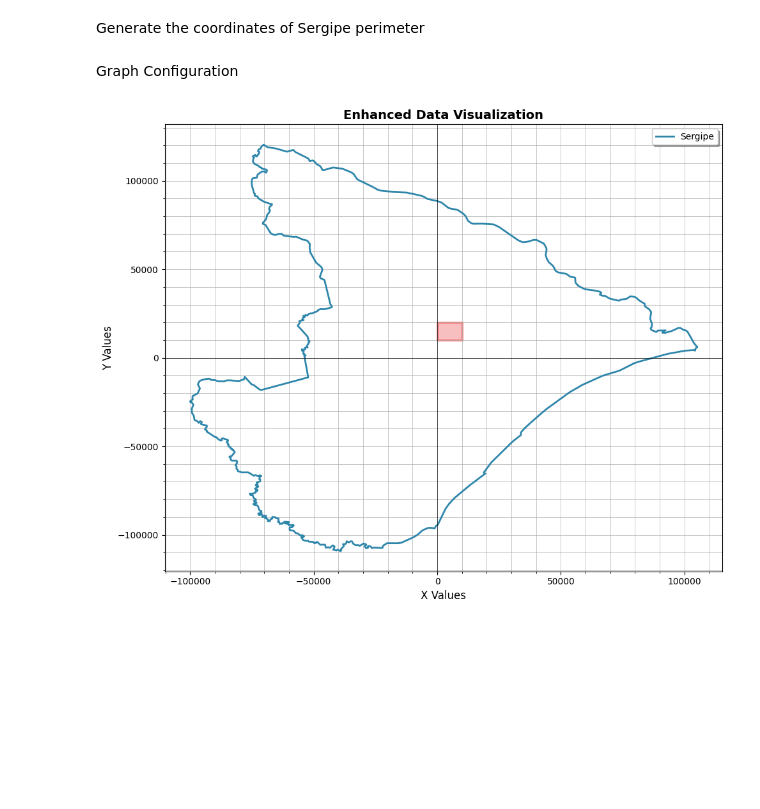
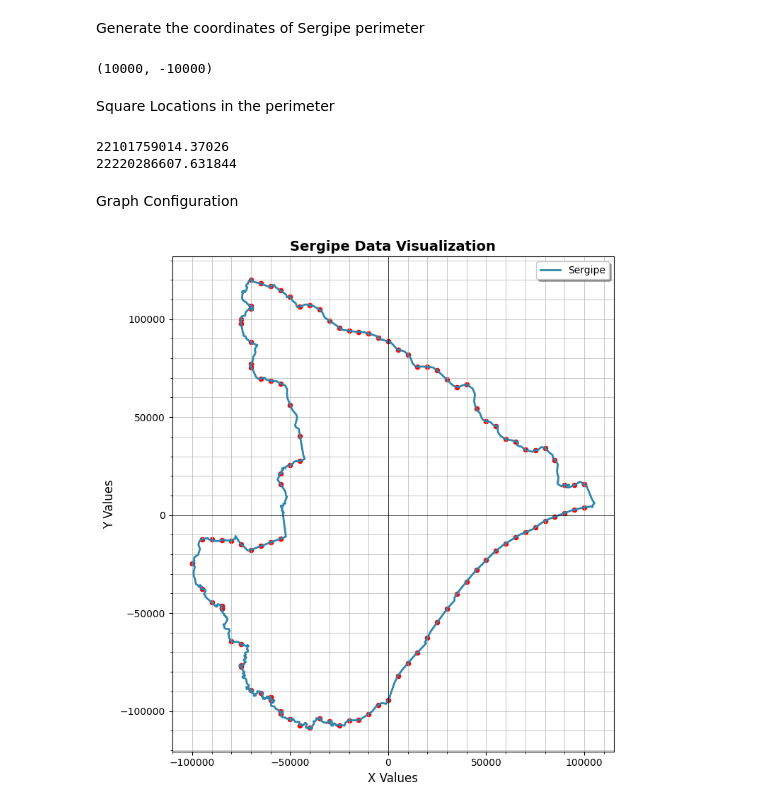
Before and after one commit to FelipeGinklings/Trabalho-Calc-Num-M2, a Jupyter notebook: question2.ipynb, the cells around one changed output. Cells and saved outputs as stored; diff of their text form; code cells hidden in the pictures; blank space fills up the shorter version.

```diff
--- a/question2.ipynb
+++ b/question2.ipynb
@@ -27,5 +36,6 @@ Generate the coordinates of Sergipe perimeter
 # %%
 OFFSET_X_WEIGHT = 1.34e6
 OFFSET_Y_WEIGHT = 8.82e6
-x = [point[0] - OFFSET_X_WEIGHT for point in points]
-y = [point[1] - OFFSET_Y_WEIGHT for point in points]
+WEIGHT = 1e4
+x = [(point[0] - OFFSET_X_WEIGHT) / WEIGHT for point in points]
+y = [(point[1] - OFFSET_Y_WEIGHT) / WEIGHT for point in points]
@@ -31,0 +65,15 @@ y = [point[1] - OFFSET_Y_WEIGHT for point in points]
+# %%
+def round_value(value: float, multiple=10000) -> int:
+    return math.floor(value / multiple) * multiple
+
+
+def round_down_point_to_multiple(point: Tuple[float, float], multiple=10000):
+    return (round_value(point[0], multiple), round_value(point[1], multiple))
+
+# Test examples
+if __name__ == "__main__":
+    print(round_down_point_to_multiple((15000, -5000)))
+# %% [output]
+(10000, -10000)
+# %% [markdown]
+Square Locations in the perimeter
@@ -32,35 +137,53 @@ y = [point[1] - OFFSET_Y_WEIGHT for point in points]
+# %%
+def new_y(item: list[tuple[float, float]]):
+    value = 0
+    if len(item):
+        for index in range(2, len(item) + 1, 2):
+            top, bottom = item[index - 2 : index]
+            distance = abs(top[1] - bottom[1])  # Corrigido: removido abs duplicado
+            value += distance
+    return value
+
+new_ys = list(map(new_y, all_y_in_x))
+print(result_I_Simpson_with_y_list(new_ys, .5))
+print(result_I_trapezoid_with_y_list(new_ys, .5))
+# %% [output]
+22101759014.37026
+22220286607.631844
 # %% [markdown]
 Graph Configuration
 # %%
 # Create figure and axis with better size
 fig, ax = plt.subplots(figsize=(10, 8))
-line = ax.plot(x, y, linewidth=2, markersize=6, label='Sergipe', color='#2E86AB')
+line = ax.plot(x, y, linewidth=2, label="Sergipe", color="#2E86AB")
 # Set up the grid with more divisions
-ax.grid(True, which='both', linestyle='-', linewidth=.7, alpha=0.7)
+ax.grid(True, which="both", linestyle="-", linewidth=0.7, alpha=0.7)
 # Add minor grid lines for more divisions
 ax.minorticks_on()
-ax.grid(True, which='minor', linestyle='-', linewidth=.7, alpha=0.7)
+ax.grid(True, which="minor", linestyle="-", linewidth=0.7, alpha=0.7)
 # Add axes at (0,0)
-ax.axhline(y=0, color='k', linewidth=.5)
-ax.axvline(x=0, color='k', linewidth=.5)
+ax.axhline(y=0, color="k", linewidth=0.5)
+ax.axvline(x=0, color="k", linewidth=0.5)
+# # Major ticks every 50,000
+# ax.xaxis.set_major_locator(MultipleLocator(1))
+# ax.yaxis.set_major_locator(MultipleLocator(1))
+# # Minor ticks every 10,000
+# ax.xaxis.set_minor_locator(MultipleLocator(.5))
+# ax.yaxis.set_minor_locator(MultipleLocator(.5))
 # Add labels and title
-ax.set_xlabel('X Values', fontsize=12)
-ax.set_ylabel('Y Values', fontsize=12)
-ax.set_title('Enhanced Data Visualization', fontsize=14, fontweight='bold')
+ax.set_xlabel("X Values", fontsize=12)
+ax.set_ylabel("Y Values", fontsize=12)
+ax.set_title("Sergipe Data Visualization", fontsize=14, fontweight="bold")
 # Add legend
-ax.legend(loc='best', frameon=True, fancybox=True, shadow=True)
+ax.legend(loc="best", frameon=True, fancybox=True, shadow=True)
 # Improve tick formatting
-ax.tick_params(axis='both', which='major', labelsize=10)
+ax.tick_params(axis="both", which="major", labelsize=10)
 # Adjust layout to prevent clipping
 plt.tight_layout()
-# Add red rectangle at (0, 0)
-rect_width = 10000  # ajuste conforme necessário
-rect_height = 10000  # ajuste conforme necessário
-rectangle = Rectangle((0, rect_height), rect_width, rect_height,
-                      linewidth=2, edgecolor='red',
-                      facecolor='lightcoral', alpha=0.5)
-ax.add_patch(rectangle)
+ax.set_aspect(1)
+# Add red points
+ax.scatter(x_interval, y_interval, s=20, color='red')
 # plot the graph
 plt.show()
 # %% [output]
-[figure, old version]
+[figure, new version]
```
Also changed, not shown: parts of 3 cells of this notebook, 4 other files.
